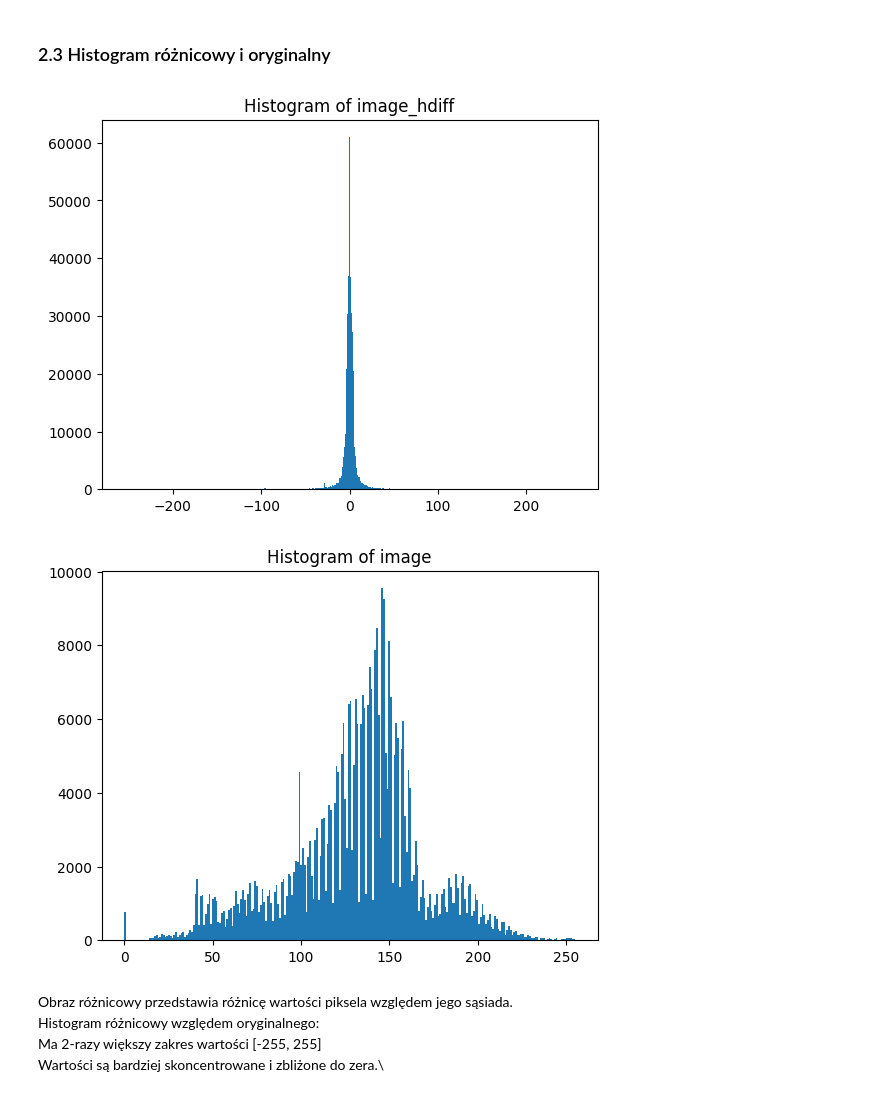
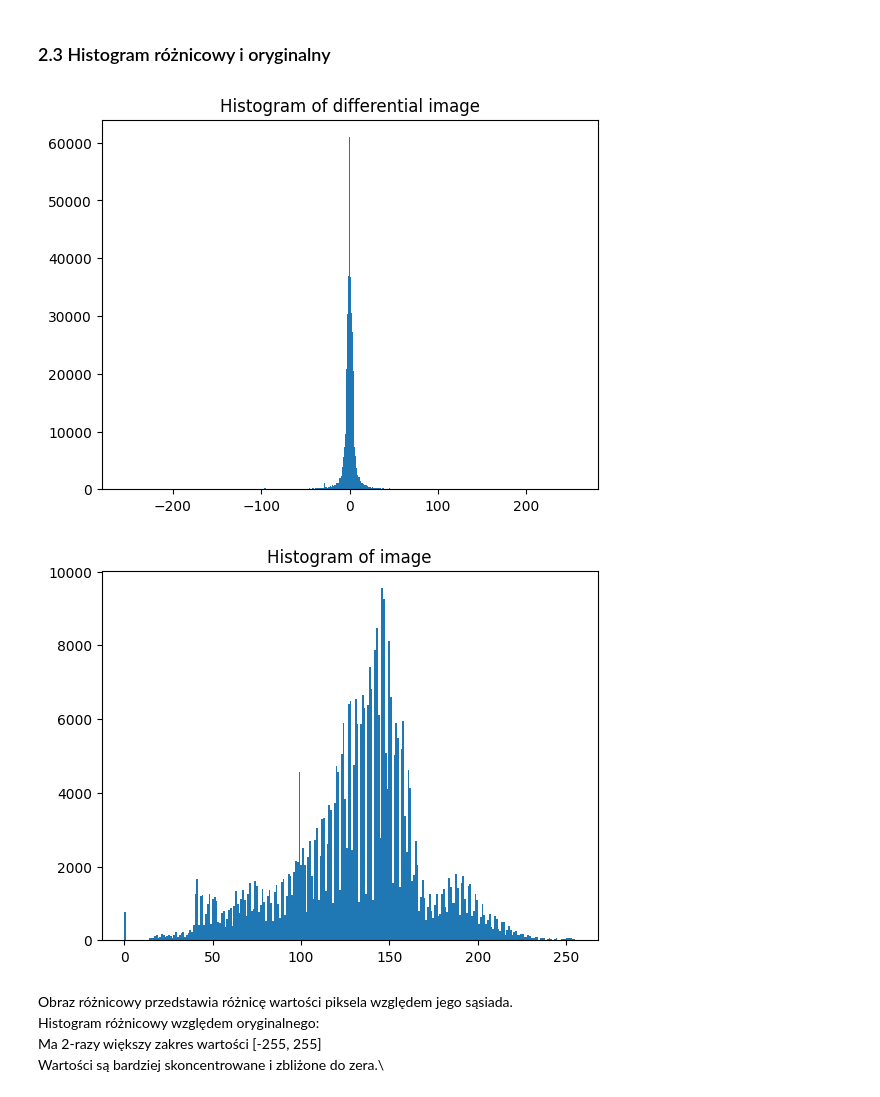
Before and after one commit to WARDROK/WMM, a Jupyter notebook: lab5_vision/vision.ipynb, the cells around one changed output. Drawn from its saved outputs; the diff is of its cells as text; code cells hidden in the pictures.

```diff
--- a/lab5_vision/vision.ipynb
+++ b/lab5_vision/vision.ipynb
@@ -84,15 +84,15 @@ True
 # %%
 plt.figure()
 plt.hist(image_hdiff.flatten(), 511, range=[-255.0, 255.0])
-plt.title("Histogram of image_hdiff")
+plt.title("Histogram of differential image")
 plt.show()
 
 plt.figure()
 plt.hist(image.flatten(), 256, range=[0.0, 255.0])
 plt.title("Histogram of image")
 plt.show()
 # %% [output]
-[figure, old version]
+[figure, new version]
 [figure]
 # %% [markdown]
 Obraz różnicowy przedstawia różnicę wartości piksela względem jego sąsiada.\
```
Also changed, not shown: parts of 2 cells of this notebook, 1 other file.
